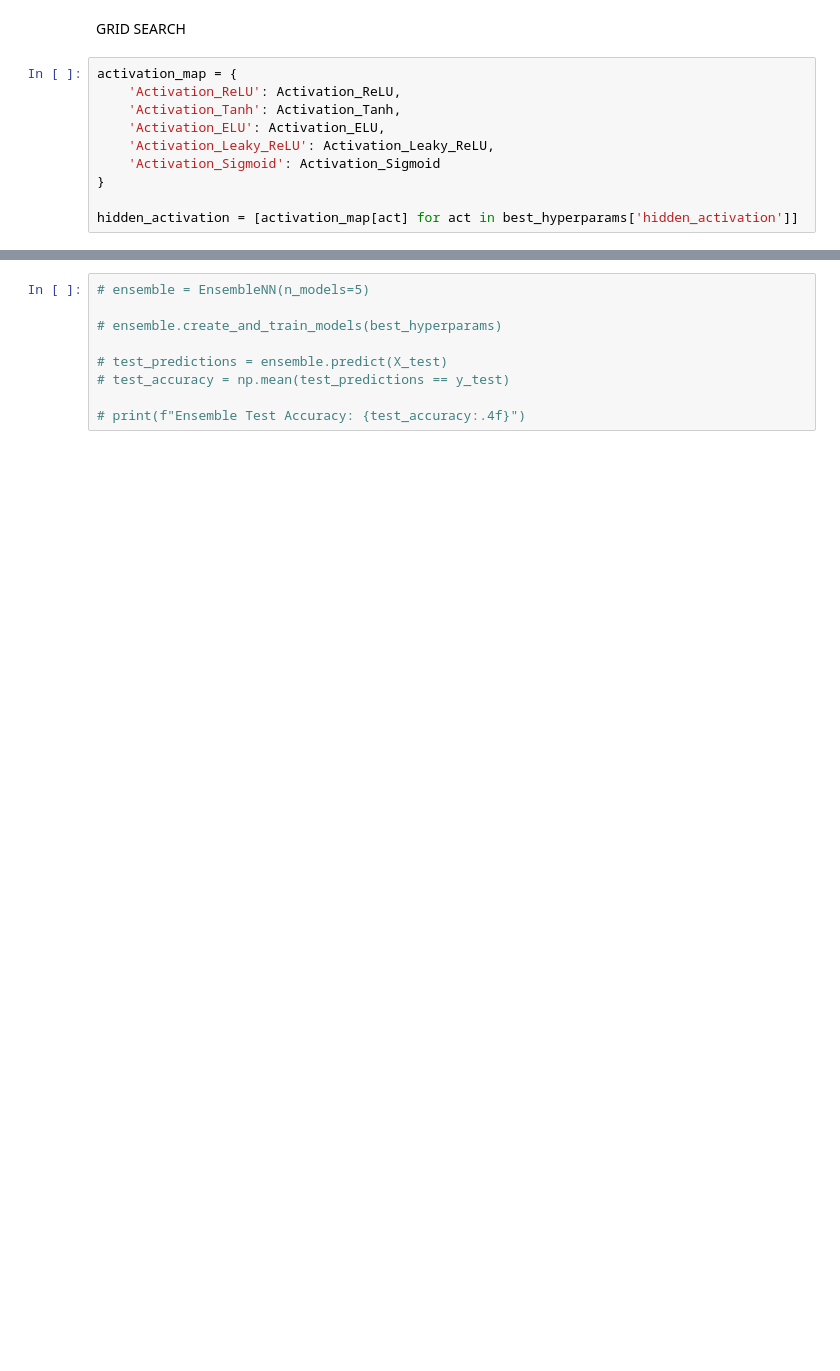
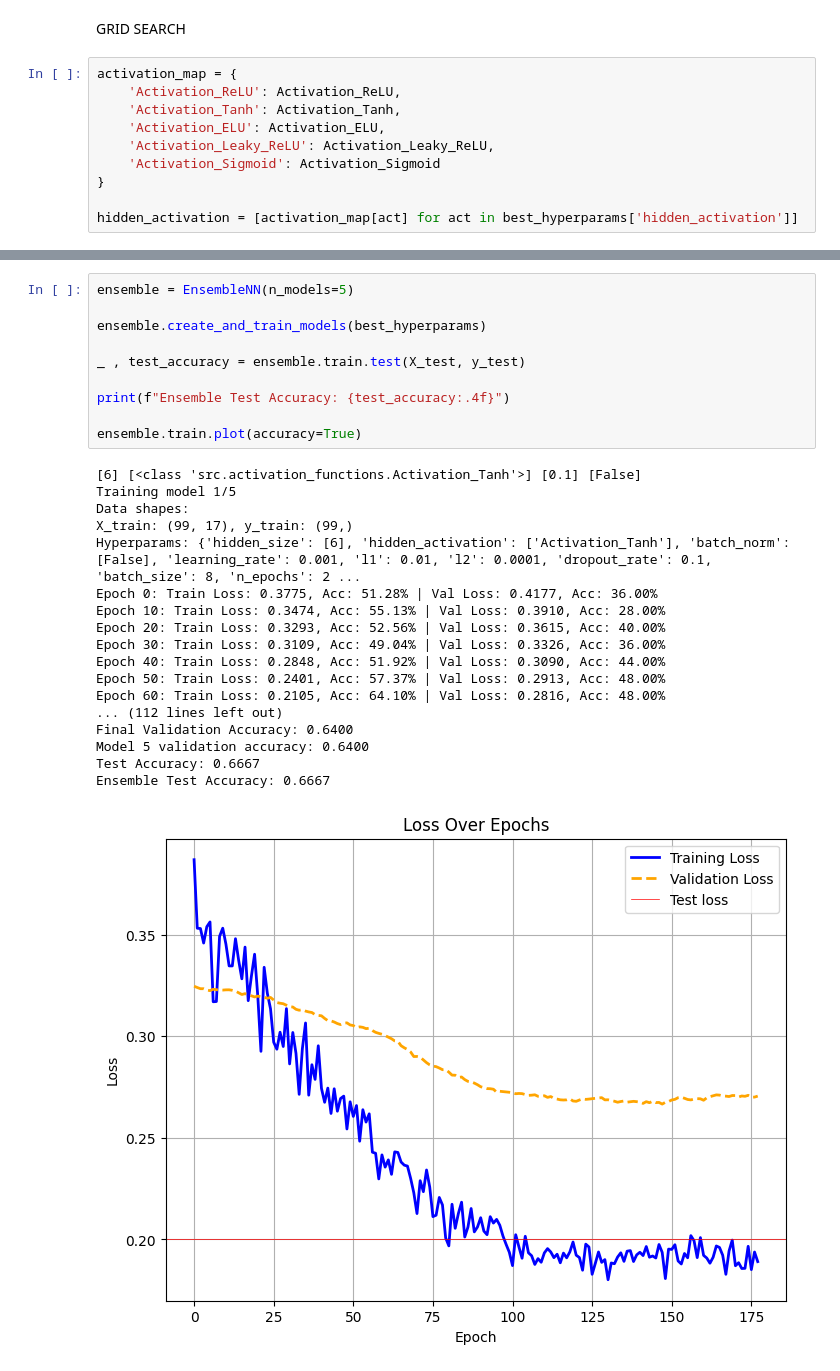
Before and after one commit to Mostafa772/ML_project, a Jupyter notebook: baseline copy.ipynb, the cells around one changed output, grey strips where cells are left out. Saved outputs shown, nothing was run; the diff lists cells and outputs as text; blank space fills up the shorter version.

Commit message:
ensemble notebook fix

```diff
--- a/baseline copy.ipynb
+++ b/baseline copy.ipynb
@@ -404,9 +394,29 @@ Test Accuracy: 0.4653
 # %%
-# ensemble = EnsembleNN(n_models=5)
+ensemble = EnsembleNN(n_models=5)
 
-# ensemble.create_and_train_models(best_hyperparams)
+ensemble.create_and_train_models(best_hyperparams)
 
-# test_predictions = ensemble.predict(X_test)
-# test_accuracy = np.mean(test_predictions == y_test)
+_ , test_accuracy = ensemble.train.test(X_test, y_test)
 
-# print(f"Ensemble Test Accuracy: {test_accuracy:.4f}")
+print(f"Ensemble Test Accuracy: {test_accuracy:.4f}")
+
+ensemble.train.plot(accuracy=True)
+# %% [output]
+[6] [<class 'src.activation_functions.Activation_Tanh'>] [0.1] [False]
+Training model 1/5
+Data shapes:
+X_train: (99, 17), y_train: (99,)
+Hyperparams: {'hidden_size': [6], 'hidden_activation': ['Activation_Tanh'], 'batch_norm': [False], 'learning_rate': 0.001, 'l1': 0.01, 'l2': 0.0001, 'dropout_rate': 0.1, 'batch_size': 8, 'n_epochs': 2 ...
+Epoch 0: Train Loss: 0.3775, Acc: 51.28% | Val Loss: 0.4177, Acc: 36.00%
+Epoch 10: Train Loss: 0.3474, Acc: 55.13% | Val Loss: 0.3910, Acc: 28.00%
+Epoch 20: Train Loss: 0.3293, Acc: 52.56% | Val Loss: 0.3615, Acc: 40.00%
+Epoch 30: Train Loss: 0.3109, Acc: 49.04% | Val Loss: 0.3326, Acc: 36.00%
+Epoch 40: Train Loss: 0.2848, Acc: 51.92% | Val Loss: 0.3090, Acc: 44.00%
+Epoch 50: Train Loss: 0.2401, Acc: 57.37% | Val Loss: 0.2913, Acc: 48.00%
+Epoch 60: Train Loss: 0.2105, Acc: 64.10% | Val Loss: 0.2816, Acc: 48.00%
+... (112 lines left out)
+Final Validation Accuracy: 0.6400
+Model 5 validation accuracy: 0.6400
+Test Accuracy: 0.6667
+Ensemble Test Accuracy: 0.6667
+[figure, added]
```
Also changed, not shown: parts of 8 cells of this notebook, 2 other files.
